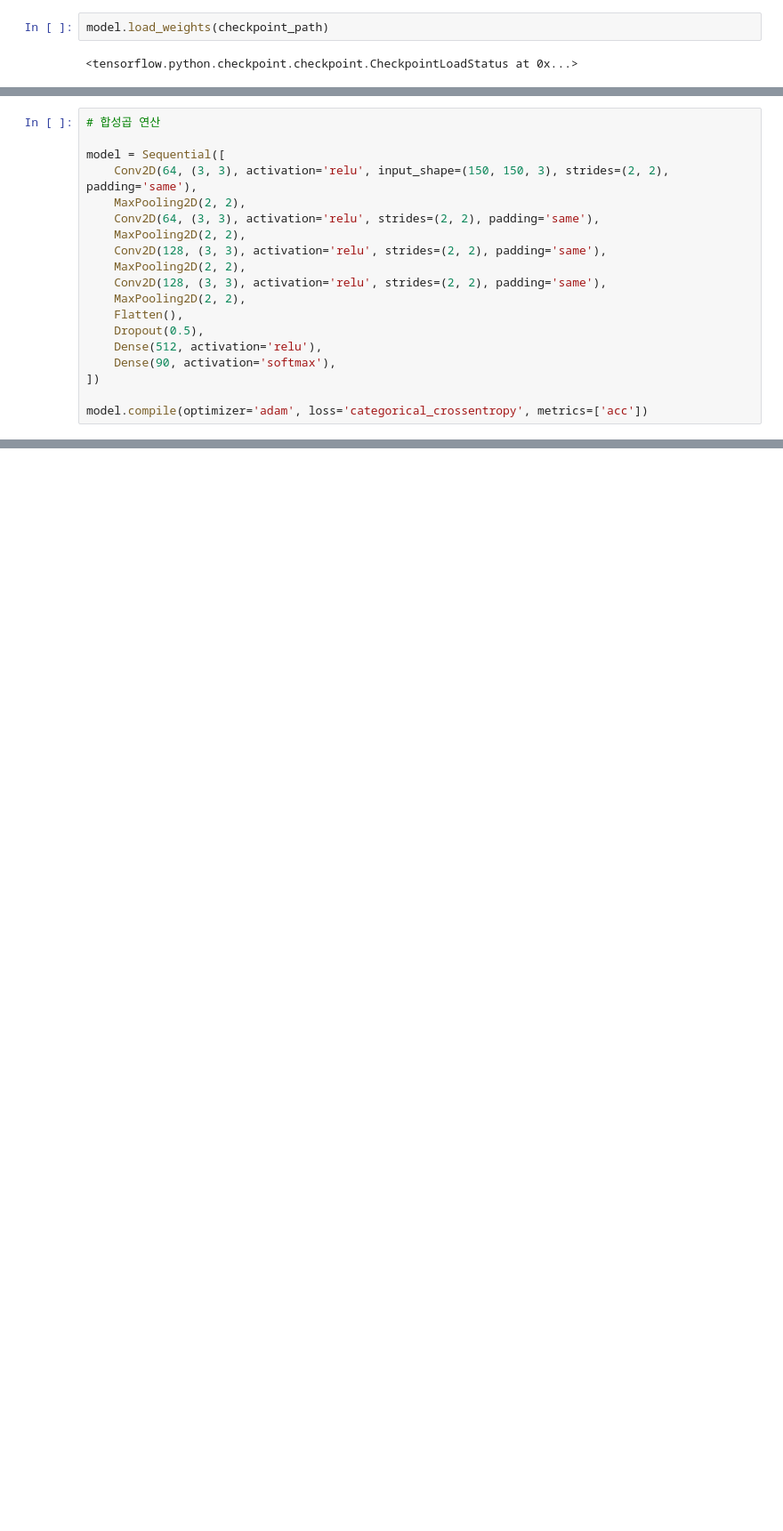
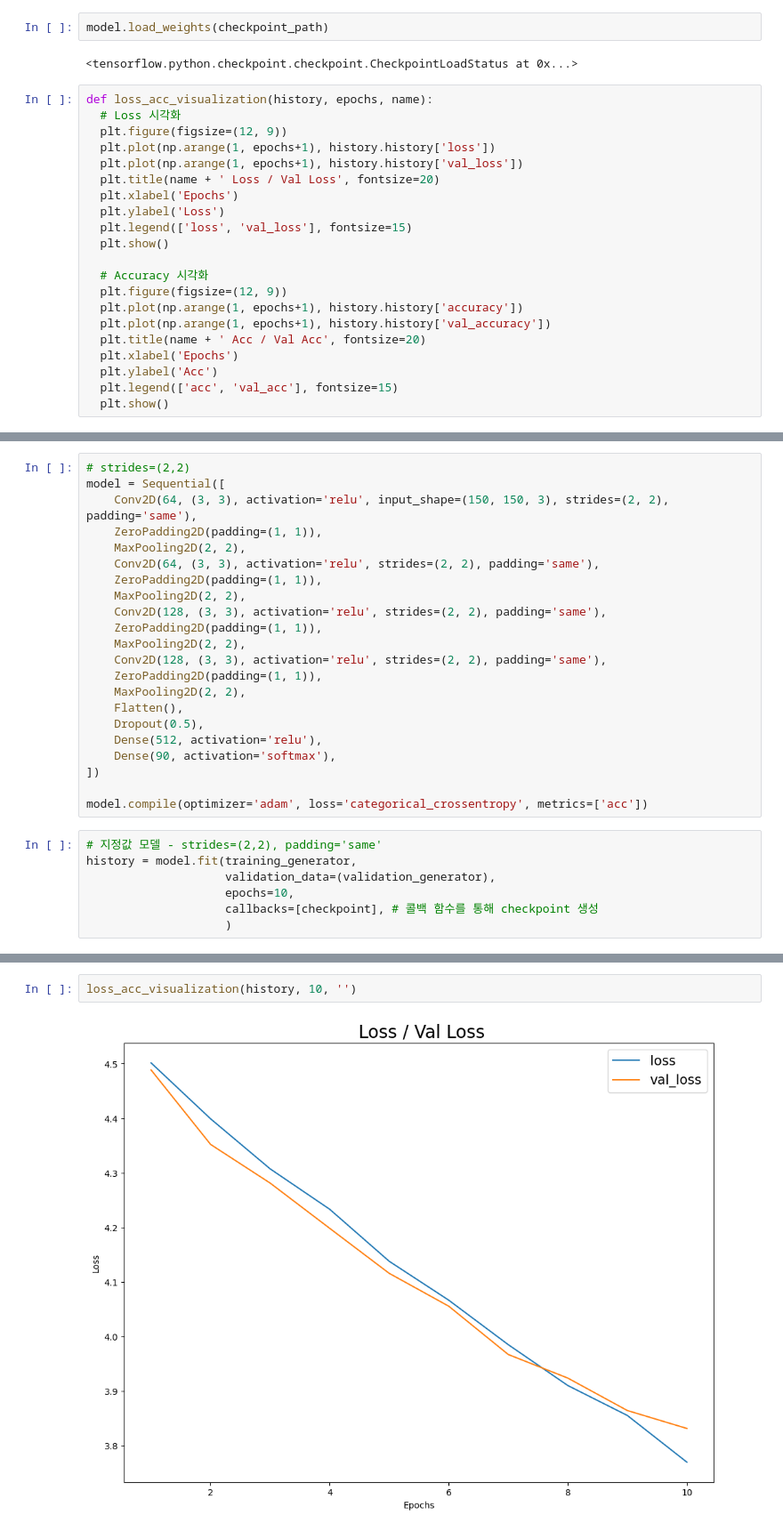
Before and after one commit to iamtaegu/DFMBA_AICC, a Jupyter notebook: 특수논제/리포트.ipynb, the cells around one changed output, grey strips where cells are left out. Shown at 89% size. Cells and saved outputs as stored; diff of their text form; blank space fills up the shorter version.

```diff
--- a/특수논제/리포트.ipynb
+++ b/특수논제/리포트.ipynb
@@ -155,6 +157,27 @@ Epoch 20/20
 model.load_weights(checkpoint_path)
 # %% [output]
 <tensorflow.python.checkpoint.checkpoint.CheckpointLoadStatus at 0x...>
+# %%
+def loss_acc_visualization(history, epochs, name):
+  # Loss 시각화
+  plt.figure(figsize=(12, 9))
+  plt.plot(np.arange(1, epochs+1), history.history['loss'])
+  plt.plot(np.arange(1, epochs+1), history.history['val_loss'])
+  plt.title(name + ' Loss / Val Loss', fontsize=20)
+  plt.xlabel('Epochs')
+  plt.ylabel('Loss')
+  plt.legend(['loss', 'val_loss'], fontsize=15)
+  plt.show()
+
+  # Accuracy 시각화
+  plt.figure(figsize=(12, 9))
+  plt.plot(np.arange(1, epochs+1), history.history['accuracy'])
+  plt.plot(np.arange(1, epochs+1), history.history['val_accuracy'])
+  plt.title(name + ' Acc / Val Acc', fontsize=20)
+  plt.xlabel('Epochs')
+  plt.ylabel('Acc')
+  plt.legend(['acc', 'val_acc'], fontsize=15)
+  plt.show()
 # %%
 # Loss 시각화
 plt.figure(figsize=(12, 9))
@@ -182,14 +307,17 @@ plt.show()
 # %%
-# 합성곱 연산
-
+# strides=(2,2)
 model = Sequential([
     Conv2D(64, (3, 3), activation='relu', input_shape=(150, 150, 3), strides=(2, 2), padding='same'),
+    ZeroPadding2D(padding=(1, 1)),
     MaxPooling2D(2, 2),
     Conv2D(64, (3, 3), activation='relu', strides=(2, 2), padding='same'),
+    ZeroPadding2D(padding=(1, 1)),
     MaxPooling2D(2, 2),
     Conv2D(128, (3, 3), activation='relu', strides=(2, 2), padding='same'),
+    ZeroPadding2D(padding=(1, 1)),
     MaxPooling2D(2, 2),
     Conv2D(128, (3, 3), activation='relu', strides=(2, 2), padding='same'),
+    ZeroPadding2D(padding=(1, 1)),
     MaxPooling2D(2, 2),
     Flatten(),
     Dropout(0.5),
@@ -198,3 +326,10 @@ model = Sequential([
 ])
 
 model.compile(optimizer='adam', loss='categorical_crossentropy', metrics=['acc'])
+# %%
+# 지정값 모델 - strides=(2,2), padding='same'
+history = model.fit(training_generator,
+                    validation_data=(validation_generator),
+                    epochs=10,
+                    callbacks=[checkpoint], # 콜백 함수를 통해 checkpoint 생성
+                    )
@@ -200,0 +357,4 @@ model.compile(optimizer='adam', loss='categorical_crossentropy', metrics=['acc']
+# %%
+loss_acc_visualization(history, 10, '')
+# %% [output]
+[figure, added]
```
Also changed, not shown: parts of 24 cells of this notebook, 1 other file.
